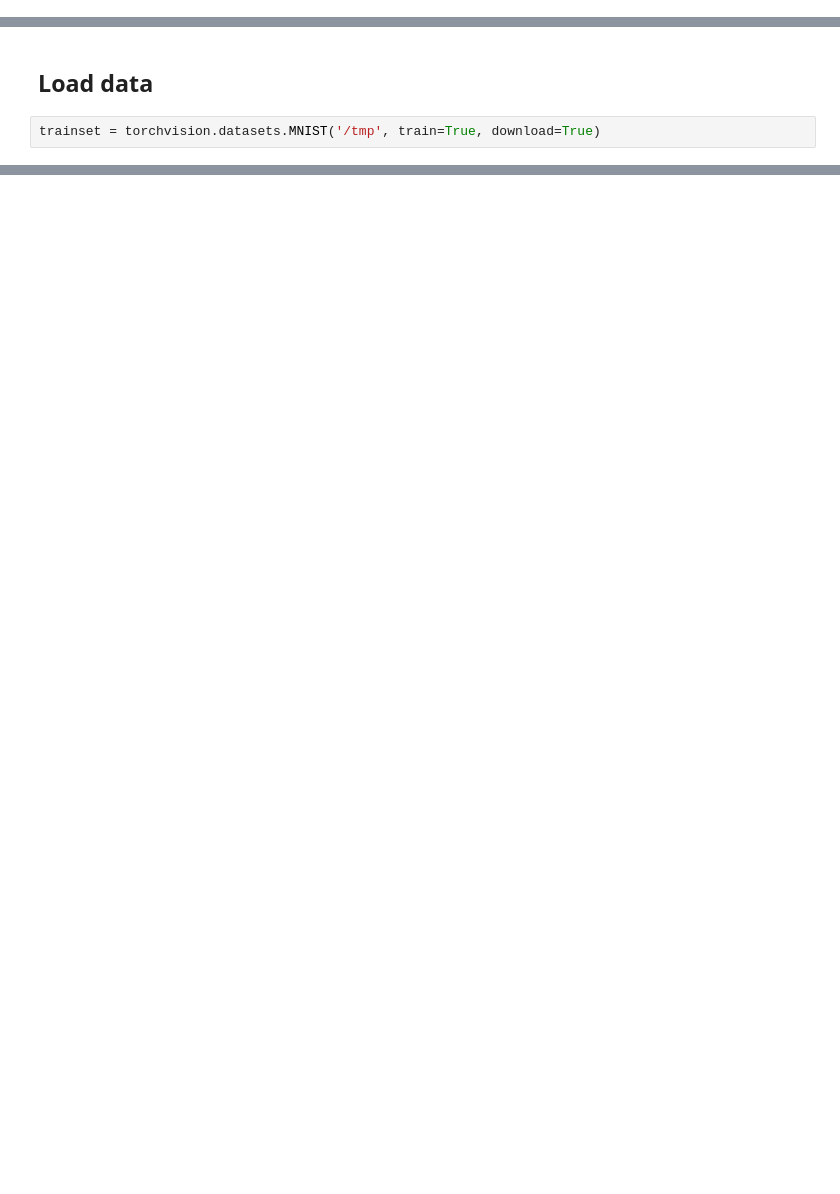
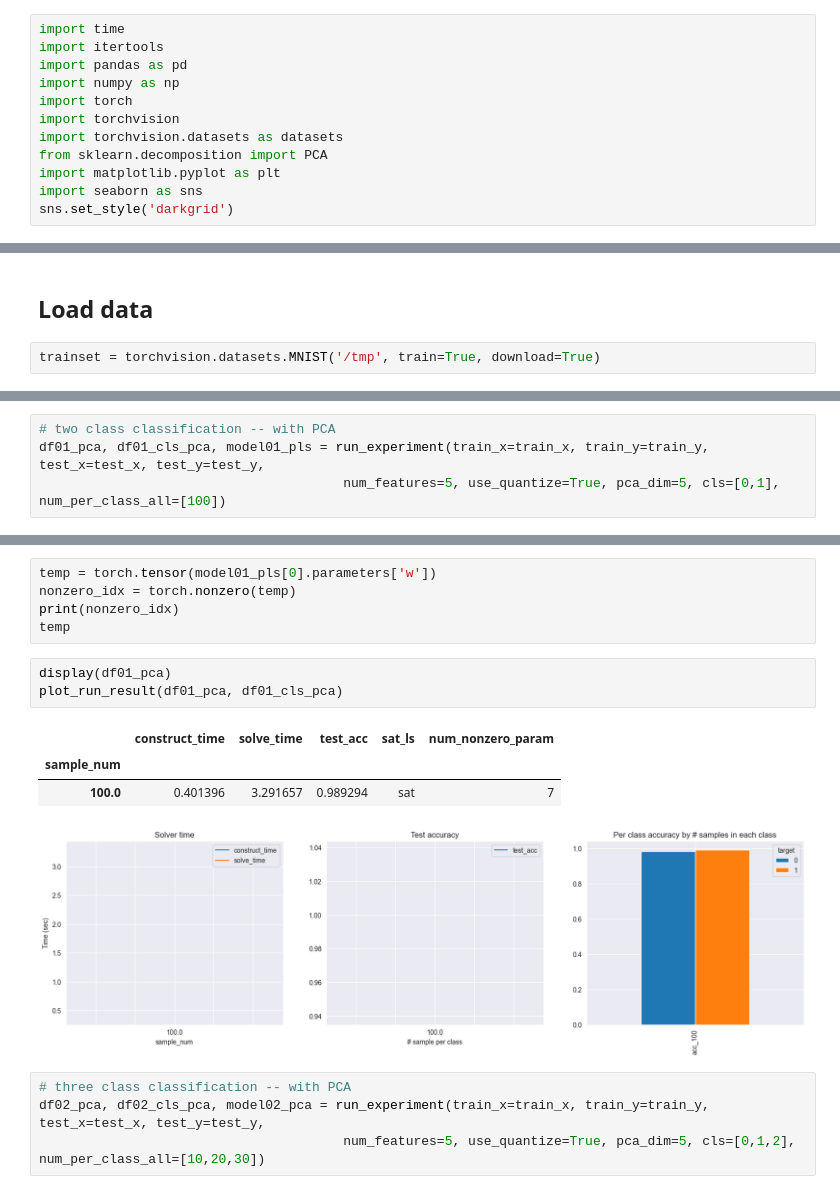
Before and after one commit to blester125/csc2180-project, a Jupyter notebook: notebooks/SATML_data_run.ipynb, the cells around one changed output, grey strips where cells are left out. Drawn from its saved outputs; the diff is of its cells as text; blank space fills up the shorter version.

```diff
--- a/notebooks/SATML_data_run.ipynb
+++ b/notebooks/SATML_data_run.ipynb
@@ -166,0 +1,12 @@ def train(x, y, model, loss):
+# %%
+import time
+import itertools
+import pandas as pd
+import numpy as np
+import torch
+import torchvision
+import torchvision.datasets as datasets
+from sklearn.decomposition import PCA
+import matplotlib.pyplot as plt
+import seaborn as sns
+sns.set_style('darkgrid')
@@ -659,0 +468,4 @@ plt.scatter(x_sample[y_sample==0][:,0], x_sample[y_sample==0][:,1], color='blue'
+# %%
+# two class classification -- with PCA
+df01_pca, df01_cls_pca, model01_pls = run_experiment(train_x=train_x, train_y=train_y, test_x=test_x, test_y=test_y,
+                                       num_features=5, use_quantize=True, pca_dim=5, cls=[0,1], num_per_class_all=[100])
@@ -659,0 +482,17 @@ plt.scatter(x_sample[y_sample==0][:,0], x_sample[y_sample==0][:,1], color='blue'
+# %%
+temp = torch.tensor(model01_pls[0].parameters['w'])
+nonzero_idx = torch.nonzero(temp)
+print(nonzero_idx)
+temp
+# %%
+display(df01_pca)
+plot_run_result(df01_pca, df01_cls_pca)
+# %% [output]
+|  | construct_time | solve_time | test_acc | sat_ls | num_nonzero_param |
+| sample_num |  |  |  |  |  |
+| 100.0 | 0.401396 | 3.291657 | 0.989294 | sat | 7 |
+[figure, added]
+# %%
+# three class classification -- with PCA
+df02_pca, df02_cls_pca, model02_pca = run_experiment(train_x=train_x, train_y=train_y, test_x=test_x, test_y=test_y,
+                                       num_features=5, use_quantize=True, pca_dim=5, cls=[0,1,2], num_per_class_all=[10,20,30])
```
Also changed, not shown: parts of 83 cells of this notebook, 3 other files.
